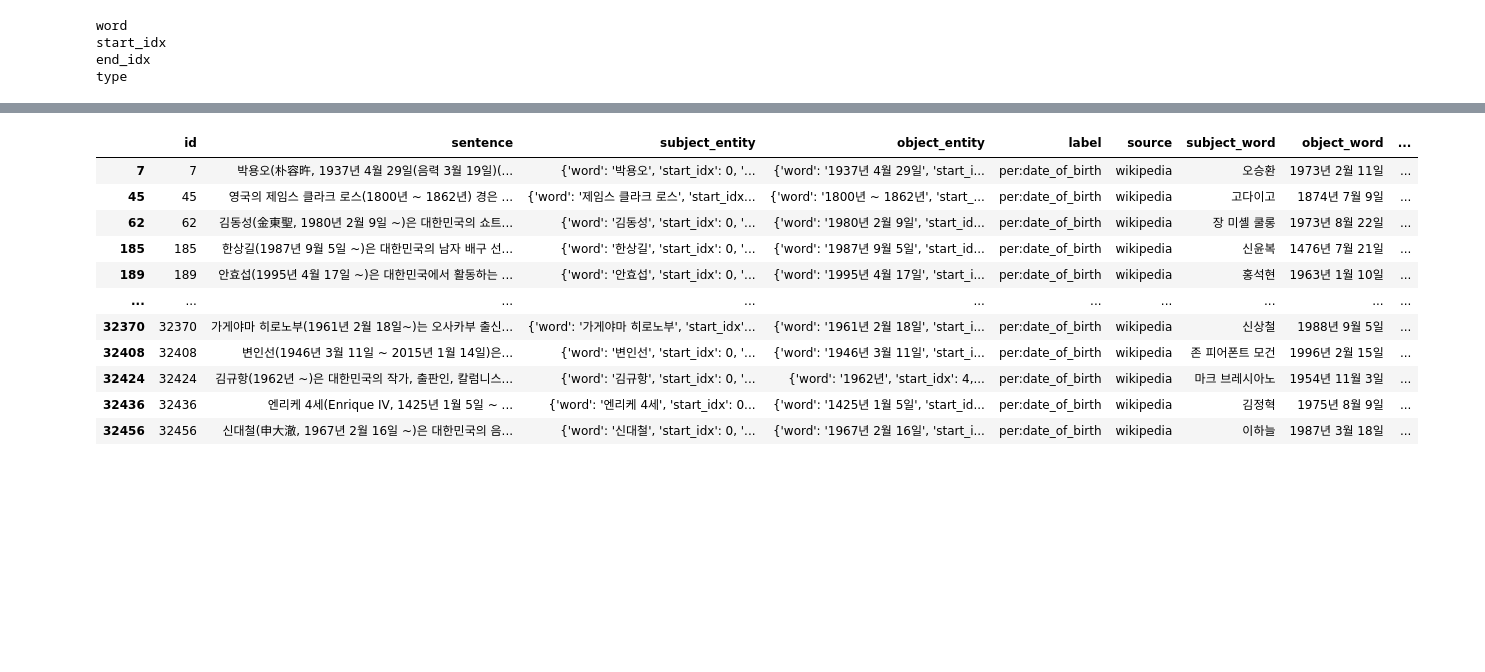
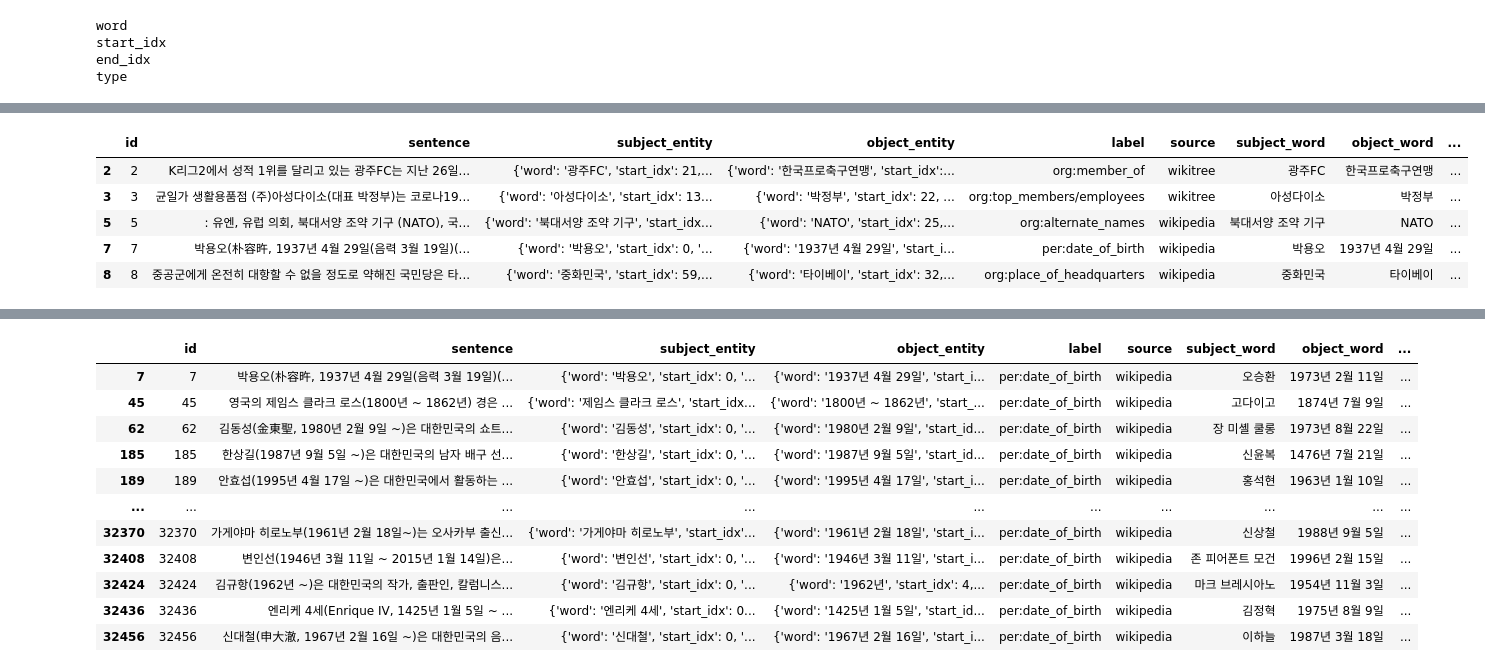
Before and after one commit to boostcampaitech2/klue-level2-nlp-13, a Jupyter notebook: argu.ipynb, the cells around one changed output, grey strips where cells are left out. Saved outputs shown, nothing was run; the diff lists cells and outputs as text; code cells hidden in the pictures; blank space fills up the shorter version.

```diff
--- a/argu.ipynb
+++ b/argu.ipynb
@@ -102,3 +112,12 @@ def argue_dataset(df):
     argu_df = mix_word(argu_df)
 
     return argu_df
+# %%
+df.drop(df.query("label == 'no_relation'").index).head(5)
+# %% [output]
+|  | id | sentence | subject_entity | object_entity | label | source | subject_word | object_word | ... |
+| 2 | 2 | K리그2에서 성적 1위를 달리고 있는 광주FC는 지난 26일... | {'word': '광주FC', 'start_idx': 21,... | {'word': '한국프로축구연맹', 'start_idx':... | org:member_of | wikitree | 광주FC | 한국프로축구연맹 | ... |
+| 3 | 3 | 균일가 생활용품점 (주)아성다이소(대표 박정부)는 코로나19... | {'word': '아성다이소', 'start_idx': 13... | {'word': '박정부', 'start_idx': 22, ... | org:top_members/employees | wikitree | 아성다이소 | 박정부 | ... |
+| 5 | 5 | : 유엔, 유럽 의회, 북대서양 조약 기구 (NATO), 국... | {'word': '북대서양 조약 기구', 'start_idx... | {'word': 'NATO', 'start_idx': 25,... | org:alternate_names | wikipedia | 북대서양 조약 기구 | NATO | ... |
+| 7 | 7 | 박용오(朴容旿, 1937년 4월 29일(음력 3월 19일)(... | {'word': '박용오', 'start_idx': 0, '... | {'word': '1937년 4월 29일', 'start_i... | per:date_of_birth | wikipedia | 박용오 | 1937년 4월 29일 | ... |
+| 8 | 8 | 중공군에게 온전히 대항할 수 없을 정도로 약해진 국민당은 타... | {'word': '중화민국', 'start_idx': 59,... | {'word': '타이베이', 'start_idx': 32,... | org:place_of_headquarters | wikipedia | 중화민국 | 타이베이 | ... |
```
Also changed, not shown: parts of 5 cells of this notebook, 8 other files.
